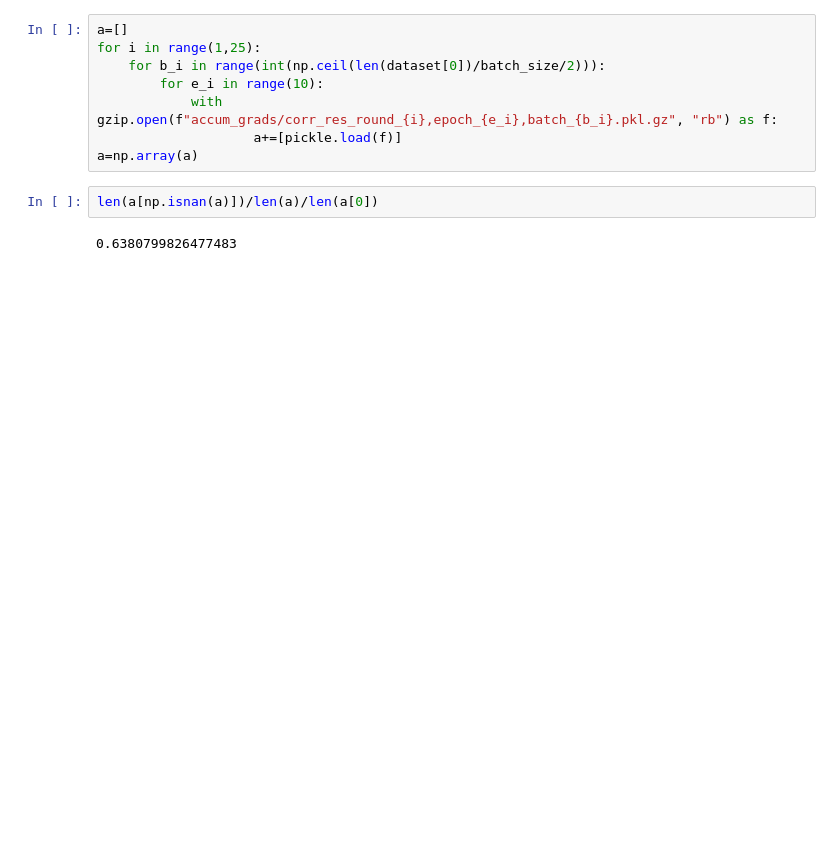
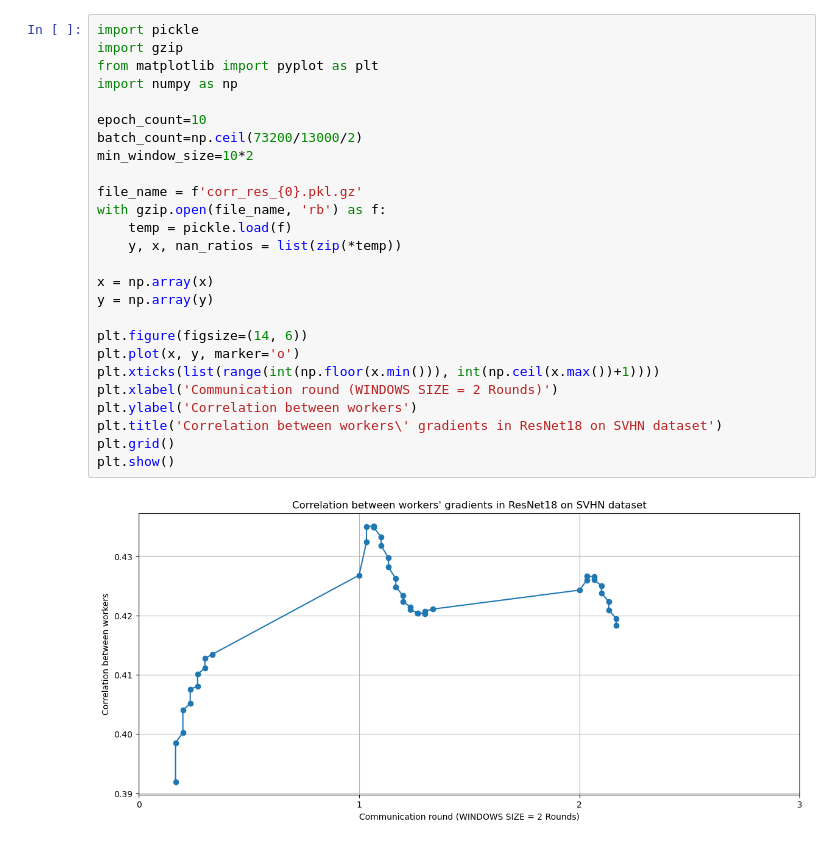
Before and after one commit to HosseinOutward/VUB-ACS-25_Thesis, a Jupyter notebook: experiments/acuum_grad_corr_SGD_resnet/SGD_at_comm_round_resnet_parameter_corr_between_worker_analysis.ipynb, the cells around one changed output. Cells and saved outputs as stored; diff of their text form; blank space fills up the shorter version.

Commit message:
completed the correlation experiment. will add the results later

```diff
--- a/experiments/acuum_grad_corr_SGD_resnet/SGD_at_comm_round_resnet_parameter_corr_between_worker_analysis.ipynb
+++ b/experiments/acuum_grad_corr_SGD_resnet/SGD_at_comm_round_resnet_parameter_corr_between_worker_analysis.ipynb
@@ -133,12 +1,28 @@ KeyboardInterrupt:
-# %%
-a=[]
-for i in range(1,25):
-    for b_i in range(int(np.ceil(len(dataset[0])/batch_size/2))):
-        for e_i in range(10):
-            with gzip.open(f"accum_grads/corr_res_round_{i},epoch_{e_i},batch_{b_i}.pkl.gz", "rb") as f:
-                    a+=[pickle.load(f)]
-a=np.array(a)
-# %%
-len(a[np.isnan(a)])/len(a)/len(a[0])
-# %% [output]
-0.6380799826477483
+# %%
+import pickle
+import gzip
+from matplotlib import pyplot as plt
+import numpy as np
+
+epoch_count=10
+batch_count=np.ceil(73200/13000/2)
+min_window_size=10*2
+
+file_name = f'corr_res_{0}.pkl.gz'
+with gzip.open(file_name, 'rb') as f:
+    temp = pickle.load(f)
+    y, x, nan_ratios = list(zip(*temp))
+
+x = np.array(x)
+y = np.array(y)
+
+plt.figure(figsize=(14, 6))
+plt.plot(x, y, marker='o')
+plt.xticks(list(range(int(np.floor(x.min())), int(np.ceil(x.max())+1))))
+plt.xlabel('Communication round (WINDOWS SIZE = 2 Rounds)')
+plt.ylabel('Correlation between workers')
+plt.title('Correlation between workers\' gradients in ResNet18 on SVHN dataset')
+plt.grid()
+plt.show()
+# %% [output]
+[figure, added]
```
Also changed, not shown: parts of 6 cells of this notebook, 2 other files.
